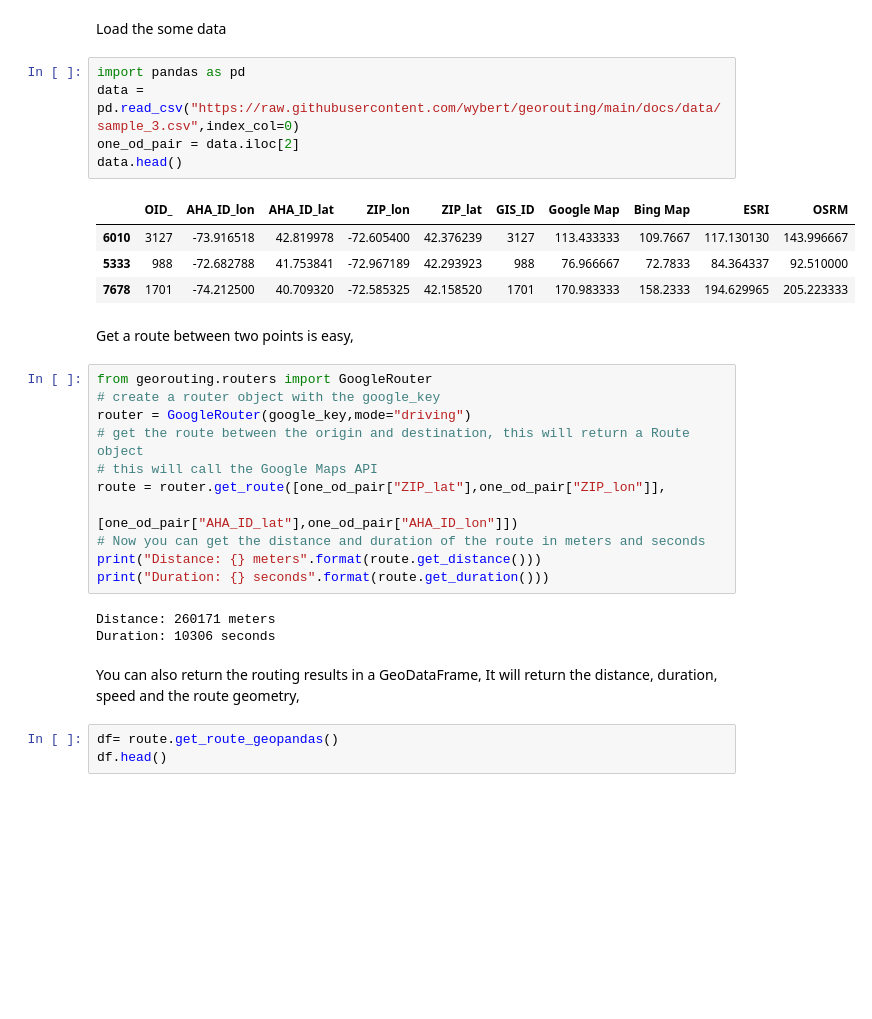
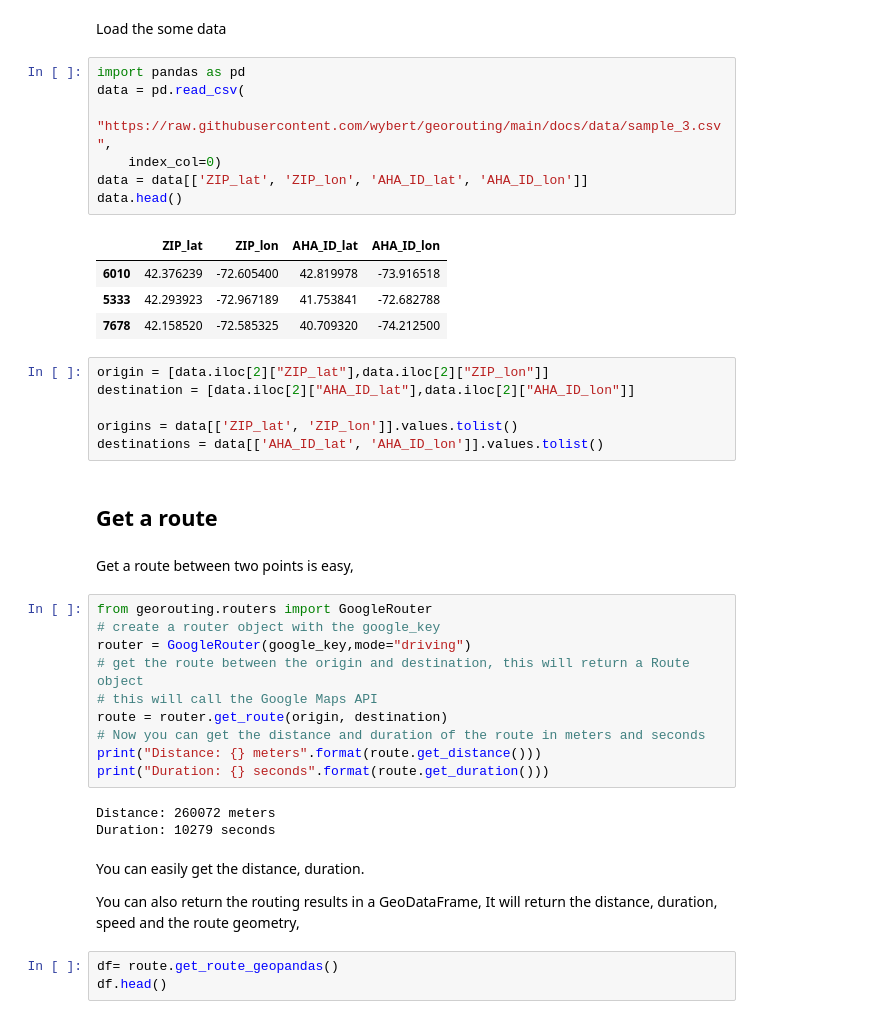
Before and after one commit to wybert/georouting, a Jupyter notebook: docs/usage.ipynb, the cells around one changed output. Saved outputs shown, nothing was run; the diff lists cells and outputs as text; blank space fills up the shorter version.

```diff
--- a/docs/usage.ipynb
+++ b/docs/usage.ipynb
@@ -16,14 +18,24 @@ esri_key = os.environ.get("esri_key")
 Load the some data
 # %%
 import pandas as pd
-data = pd.read_csv("https://raw.githubusercontent.com/wybert/georouting/main/docs/data/sample_3.csv",index_col=0)
-one_od_pair = data.iloc[2]
+data = pd.read_csv(
+    "https://raw.githubusercontent.com/wybert/georouting/main/docs/data/sample_3.csv",
+    index_col=0)
+data = data[['ZIP_lat', 'ZIP_lon', 'AHA_ID_lat', 'AHA_ID_lon']]
 data.head()
 # %% [output]
-|  | OID_ | AHA_ID_lon | AHA_ID_lat | ZIP_lon | ZIP_lat | GIS_ID | Google Map | Bing Map | ESRI | OSRM |
-| 6010 | 3127 | -73.916518 | 42.819978 | -72.605400 | 42.376239 | 3127 | 113.433333 | 109.7667 | 117.130130 | 143.996667 |
-| 5333 | 988 | -72.682788 | 41.753841 | -72.967189 | 42.293923 | 988 | 76.966667 | 72.7833 | 84.364337 | 92.510000 |
-| 7678 | 1701 | -74.212500 | 40.709320 | -72.585325 | 42.158520 | 1701 | 170.983333 | 158.2333 | 194.629965 | 205.223333 |
+|  | ZIP_lat | ZIP_lon | AHA_ID_lat | AHA_ID_lon |
+| 6010 | 42.376239 | -72.605400 | 42.819978 | -73.916518 |
+| 5333 | 42.293923 | -72.967189 | 41.753841 | -72.682788 |
+| 7678 | 42.158520 | -72.585325 | 40.709320 | -74.212500 |
+# %%
+origin = [data.iloc[2]["ZIP_lat"],data.iloc[2]["ZIP_lon"]]
+destination = [data.iloc[2]["AHA_ID_lat"],data.iloc[2]["AHA_ID_lon"]]
+
+origins = data[['ZIP_lat', 'ZIP_lon']].values.tolist()
+destinations = data[['AHA_ID_lat', 'AHA_ID_lon']].values.tolist()
+# %% [markdown]
+## Get a route
 # %% [markdown]
 Get a route between two points is easy,
 # %%
@@ -32,15 +44,16 @@ from georouting.routers import GoogleRouter
 router = GoogleRouter(google_key,mode="driving")
 # get the route between the origin and destination, this will return a Route object
 # this will call the Google Maps API
-route = router.get_route([one_od_pair["ZIP_lat"],one_od_pair["ZIP_lon"]],
-                           [one_od_pair["AHA_ID_lat"],one_od_pair["AHA_ID_lon"]])
+route = router.get_route(origin, destination)
 # Now you can get the distance and duration of the route in meters and seconds
 print("Distance: {} meters".format(route.get_distance()))
 print("Duration: {} seconds".format(route.get_duration()))
 # %% [output]
-Distance: 260171 meters
-Duration: 10306 seconds
+Distance: 260072 meters
+Duration: 10279 seconds
 # %% [markdown]
+You can easily get the distance, duration.
+
 You can also return the routing results in a GeoDataFrame, It will return the distance, duration, speed and the route geometry,
 # %%
 df= route.get_route_geopandas()
```
Also changed, not shown: parts of 13 cells of this notebook.
